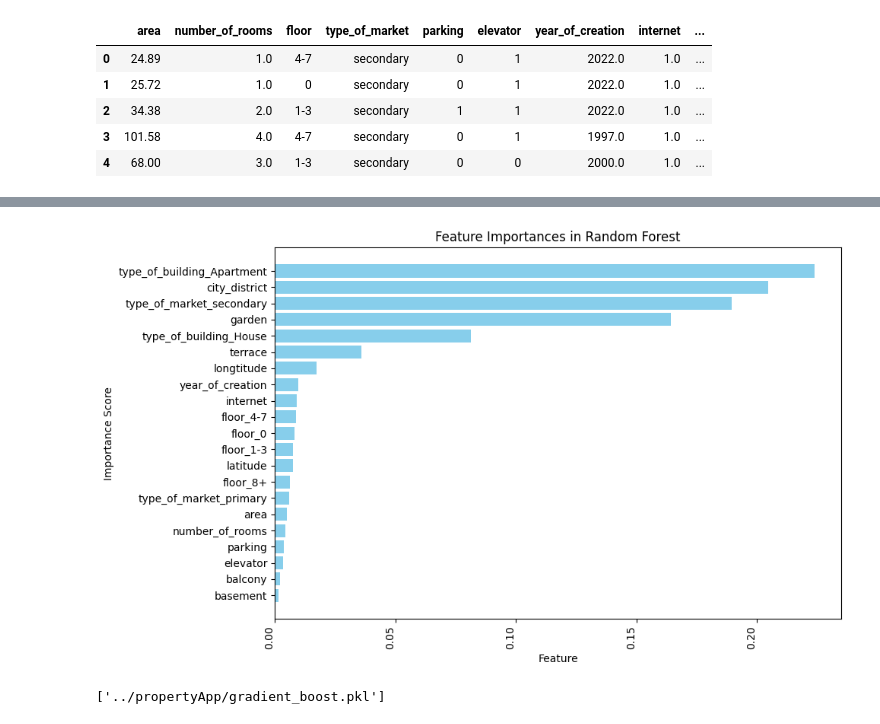
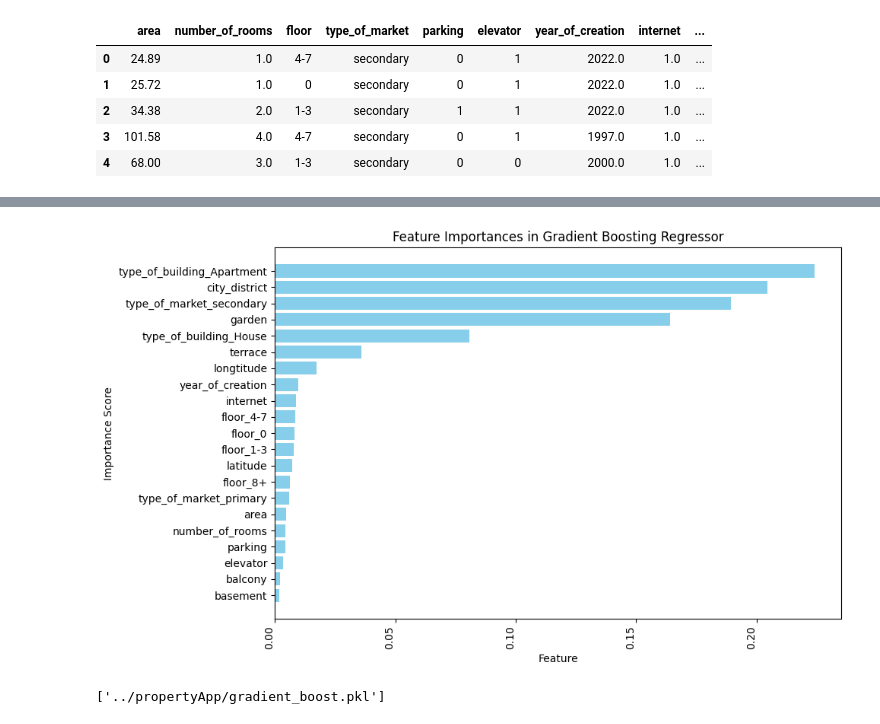
Before and after one commit to Krzy-Doma/Real_estate_price_forecasting, a Jupyter notebook: modeling/gradient_boost.ipynb, the cells around one changed output, grey strips where cells are left out. Drawn from its saved outputs; the diff is of its cells as text; code cells hidden in the pictures.

Commit message:
Adding the saving of visualizations to the model creators

```diff
--- a/modeling/gradient_boost.ipynb
+++ b/modeling/gradient_boost.ipynb
@@ -153,17 +153,17 @@ print(feature_importance_df[feature_importance_df['Feature'] == 'longtitude'])
 # %%
 import matplotlib.pyplot as plt
 
 plt.figure(figsize=(10, 6))
 plt.barh(feature_importance_df['Feature'], feature_importance_df['Importance'], color='skyblue')
 plt.xlabel('Feature')
 plt.ylabel('Importance Score')
-plt.title('Feature Importances in Random Forest')
+plt.title('Feature Importances in Gradient Boosting Regressor')
 plt.xticks(rotation=90, ha='right')
 plt.tight_layout()
 plt.savefig('../propertyApp/gradient_boost_importance.png')
 plt.show()
 # %% [output]
-[figure, old version]
+[figure, new version]
 # %%
 import joblib
 
```
Also changed, not shown: parts of 7 cells of this notebook, 3 other files.
